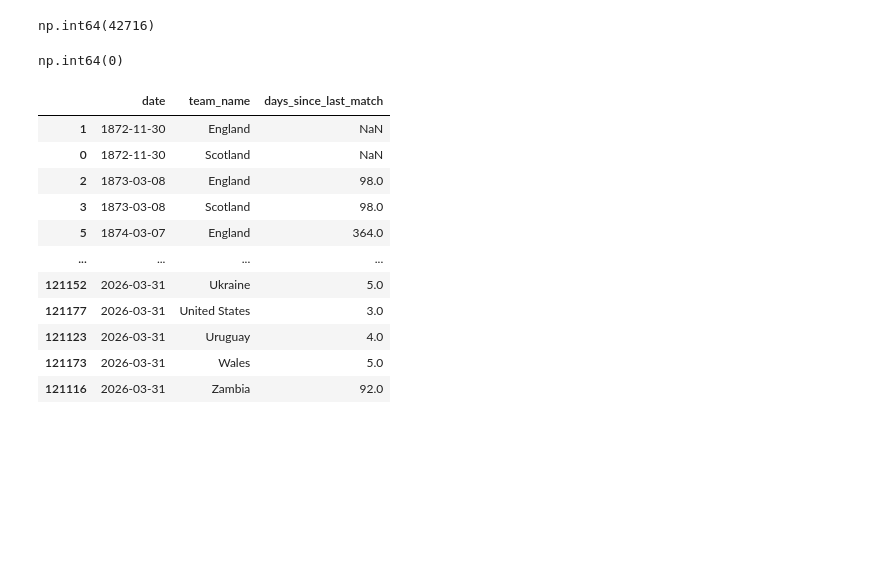
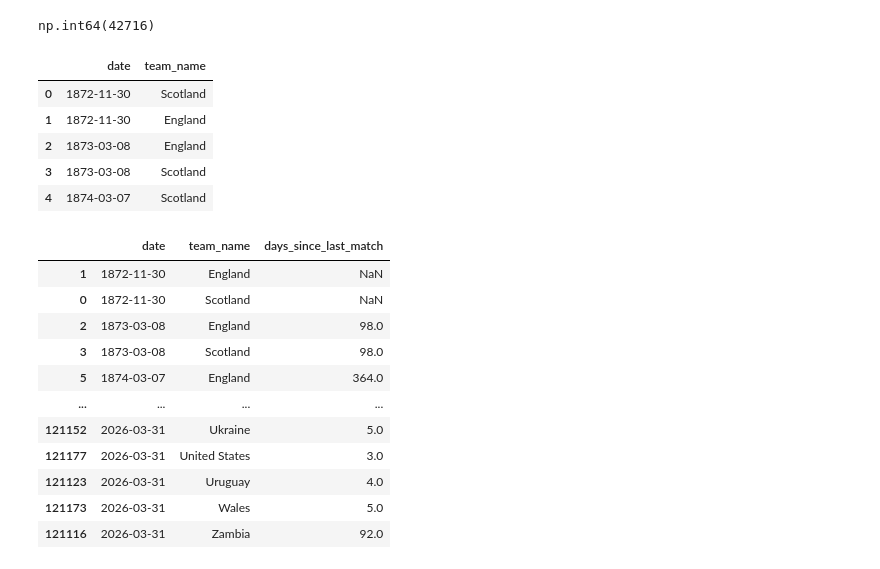
Before and after one commit to n44th44nn/Gammafest-2026, a Jupyter notebook: Notebooks/early_preprocessing.ipynb, the cells around one changed output. Saved outputs shown, nothing was run; the diff lists cells and outputs as text; code cells hidden in the pictures; blank space fills up the shorter version.

```diff
--- a/Notebooks/early_preprocessing.ipynb
+++ b/Notebooks/early_preprocessing.ipynb
@@ -540,10 +540,17 @@ np.int64(42716)
 # %%
 team_df = df_combined[['date', 'team']].rename(columns={'team': 'team_name'})
 opp_df  = df_combined[['date', 'opponent']].rename(columns={'opponent': 'team_name'})
 
 long_df = pd.concat([team_df, opp_df], axis=0)
 long_df = long_df.drop_duplicates()
 long_df.duplicated().sum()
+long_df.head()
+# This makes a new df with unique match per team
 # %% [output]
-np.int64(0)
+|  | date | team_name |
+| 0 | 1872-11-30 | Scotland |
+| 1 | 1872-11-30 | England |
+| 2 | 1873-03-08 | England |
+| 3 | 1873-03-08 | Scotland |
+| 4 | 1874-03-07 | Scotland |
 # %%
```
Also changed, not shown: parts of 23 cells of this notebook.
